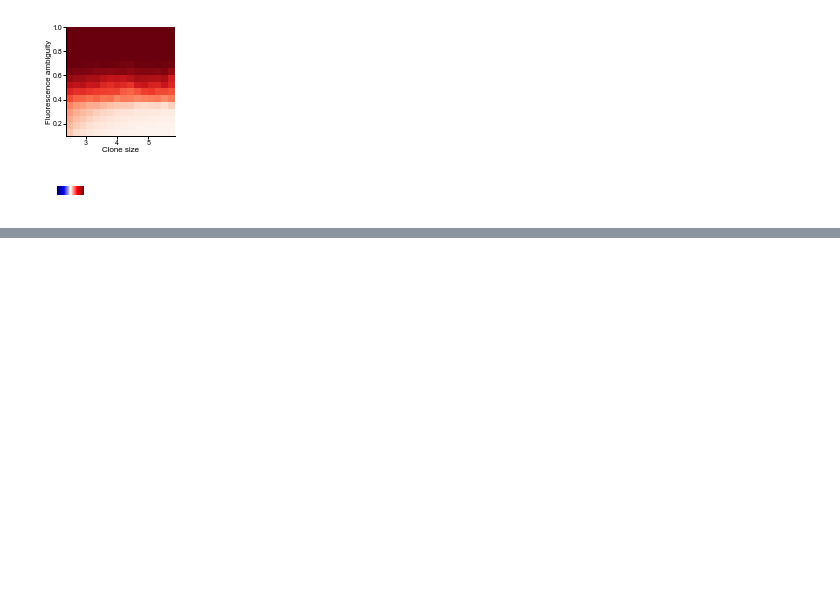
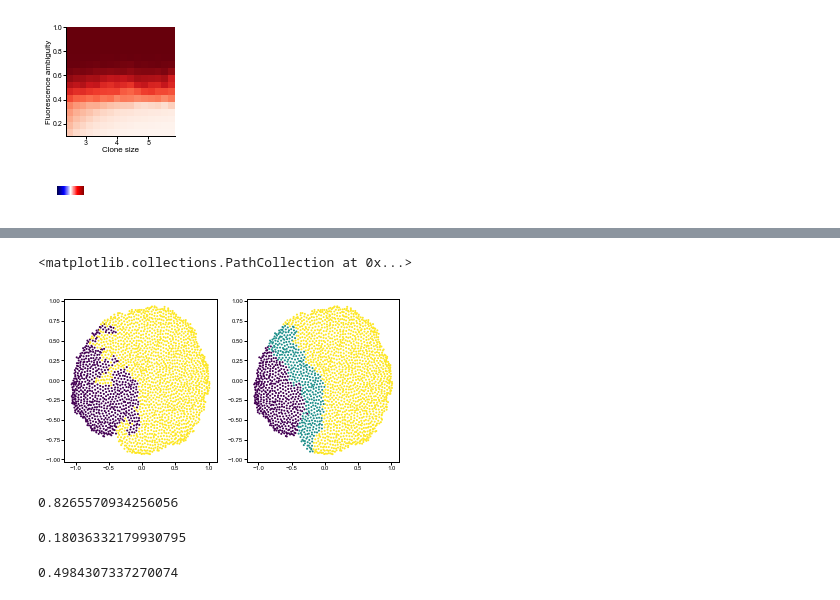
Before and after one commit to sbernasek/flyqma, a Jupyter notebook: notebooks/figures/figure_4.ipynb, the cells around one changed output, grey strips where cells are left out. Cells and saved outputs as stored; diff of their text form; code cells hidden in the pictures; blank space fills up the shorter version.

```diff
--- a/notebooks/figures/figure_4.ipynb
+++ b/notebooks/figures/figure_4.ipynb
@@ -419,0 +503,2 @@ savefig(fig, 'relative_colorscale')
+# %%
+graph = job.build_graph(data)
@@ -419,0 +511,2 @@ savefig(fig, 'relative_colorscale')
+# %%
+labels = job.annotator.annotate(graph)
@@ -419,0 +515,17 @@ savefig(fig, 'relative_colorscale')
+# %%
+#labels = job.annotator.annotate(graph, bivariate_only=True, sa)
+
+fig, (ax0, ax1) = plt.subplots(ncols=2, figsize=(6, 3))
+ax0.scatter(*graph.node_positions_arr.T, c=graph.data.true_dosage, s=1)
+ax1.scatter(*graph.node_positions_arr.T, c=labels, s=1)
+# %% [output]
+<matplotlib.collections.PathCollection at 0x...>
+[figure, added]
+# %%
+(labels == graph.data.true_dosage.values).sum() / len(labels)
+# %% [output]
+0.8265570934256056
+# %%
+np.abs(labels - graph.data.true_dosage.values).mean()
+# %% [output]
+0.18036332179930795
@@ -419,0 +536,4 @@ savefig(fig, 'relative_colorscale')
+# %%
+scoring.MAE
+# %% [output]
+0.4984307337270074
```
Also changed, not shown: parts of 30 cells of this notebook, 9 other files.
